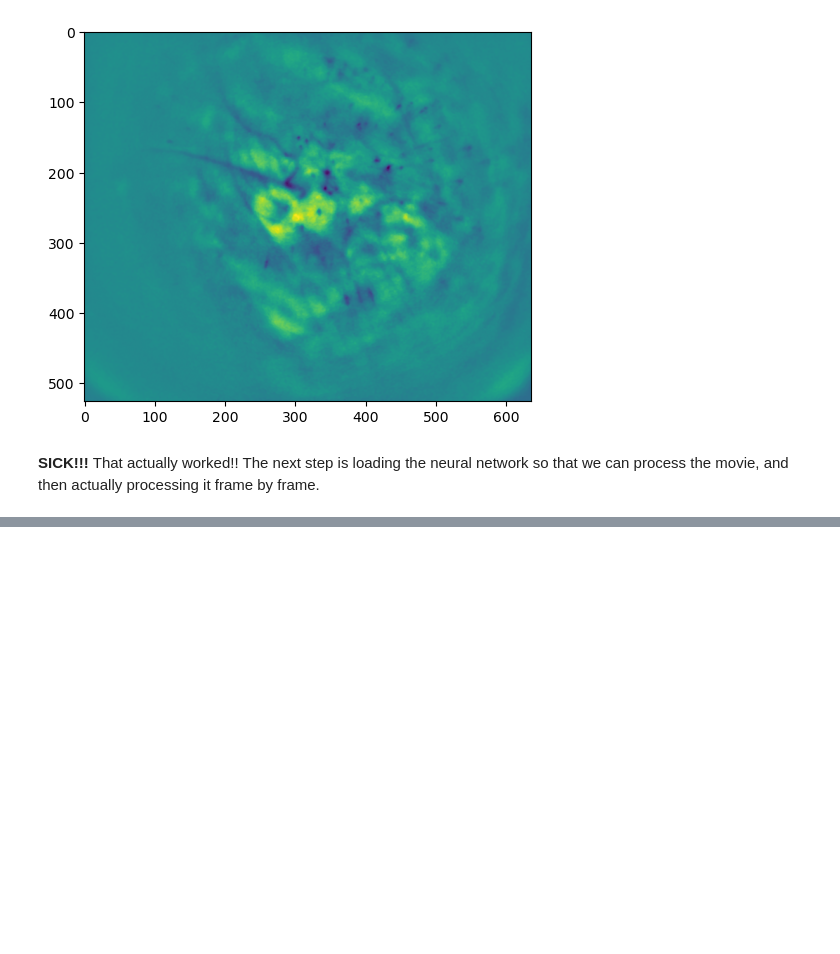
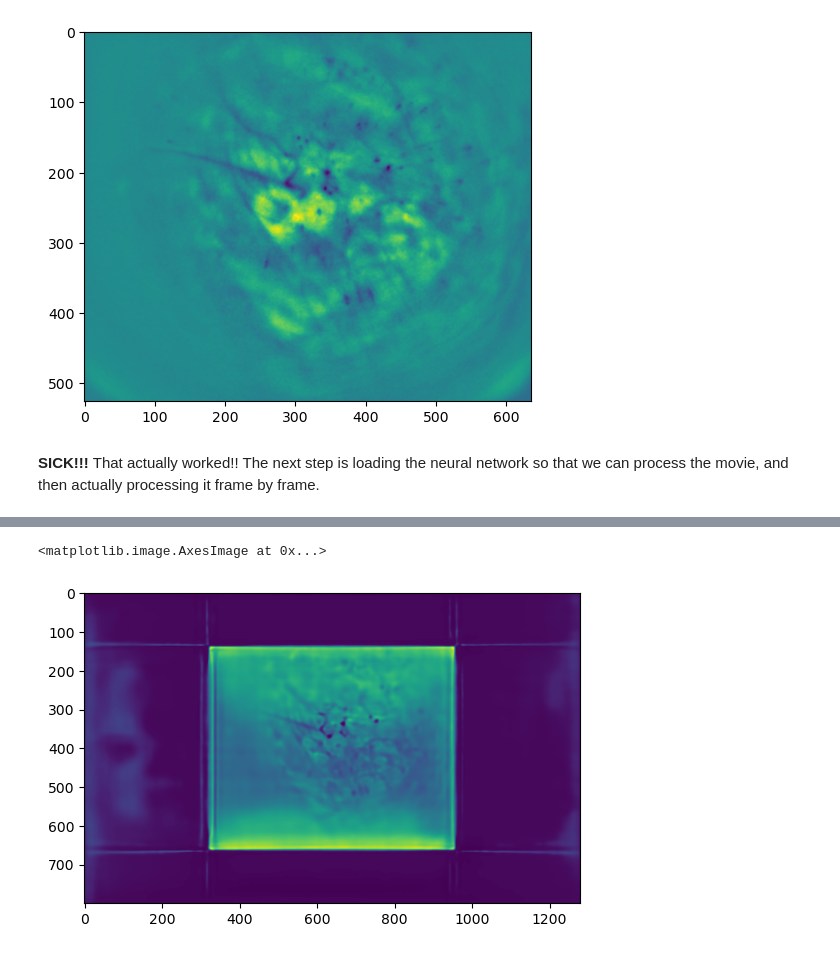
Before and after one commit to DanielShteinbok/MultiWienerNet, a Jupyter notebook: tensorflow/Large Movie Deconvolution.ipynb, the cells around one changed output, grey strips where cells are left out. Cells and saved outputs as stored; diff of their text form; code cells hidden in the pictures; blank space fills up the shorter version.

Commit message:
fixed the whole-movie deconvolution algorithm

```diff
--- a/tensorflow/Large Movie Deconvolution.ipynb
+++ b/tensorflow/Large Movie Deconvolution.ipynb
@@ -111,0 +128,11 @@ plt.imshow(isxd_reader.load_image2('../data/outmovie.raw', index=0, metadata_siz
+# %%
+in_img = isxd_reader.load_image2(standard_movie_path, index=0, dimensions=dimensions, metadata_size=metadata_size)
+in_img_padded = np.pad(in_img, ((137,137), (322,322)))
+in_img_scaled = denoising.rescale_to_one(in_img_padded)
+out_img = model(in_img_scaled.reshape((1,800,1280,1)))[0,:,:].numpy()
+out_img_2B = (denoising.rescale_to_one(out_img)*65535).astype(np.uint16)
+# %%
+plt.imshow(out_img_2B)
+# %% [output]
+<matplotlib.image.AxesImage at 0x...>
+[figure, added]
```
Also changed, not shown: parts of 3 cells of this notebook.
